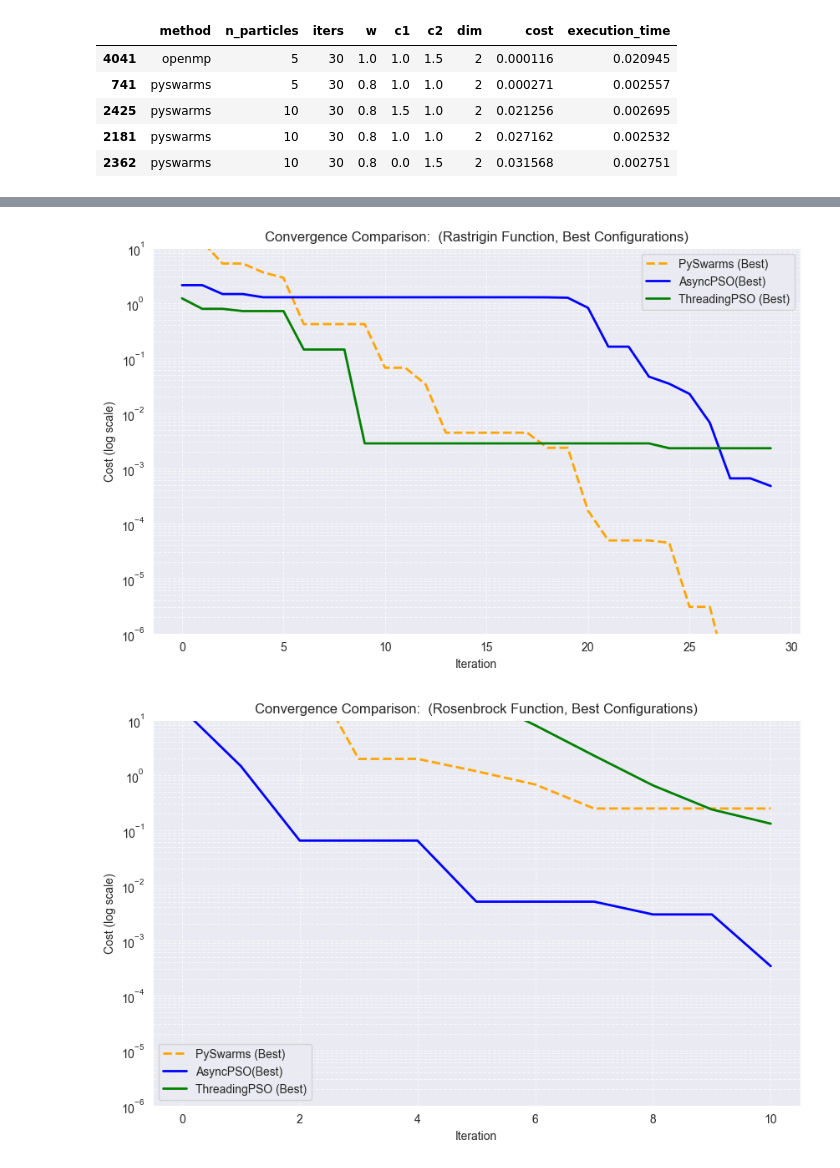
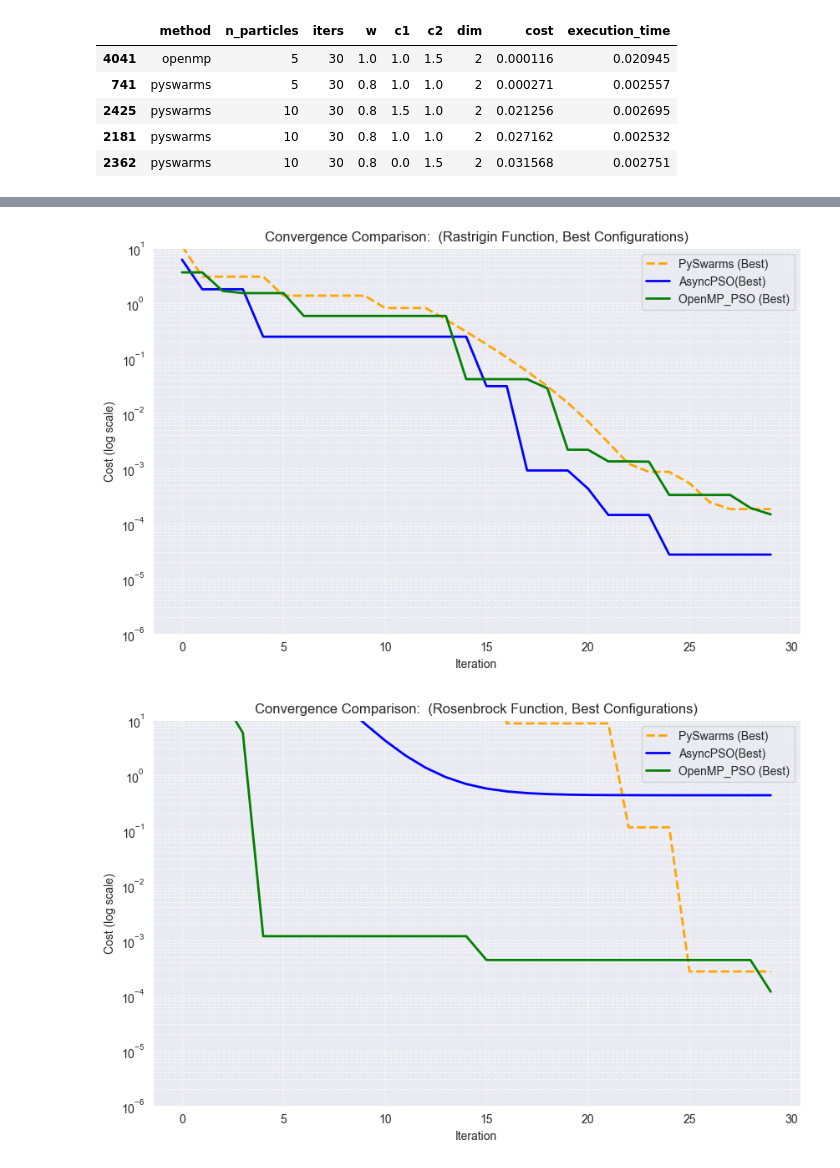
Before and after one commit to carroyo03/qpso, a Jupyter notebook: analysis/data.ipynb, the cells around one changed output, grey strips where cells are left out. Drawn from its saved outputs; the diff is of its cells as text; code cells hidden in the pictures.

```diff
--- a/analysis/data.ipynb
+++ b/analysis/data.ipynb
@@ -69,20 +67,20 @@ for func in functions:
     # Filter the DataFrame for the current function and get the best configurations
     func_df = df[df['function'] == func]
     best_async = func_df[func_df['method'] == 'async'].sort_values(by='cost').iloc[0]
-    best_threading = func_df[func_df['method'] == 'threading'].sort_values(by='cost').iloc[0]
     best_pyswarms = func_df[func_df['method'] == 'pyswarms'].sort_values(by='cost').iloc[0]
+    best_openmp = func_df[func_df['method'] == 'openmp'].sort_values(by='cost').iloc[0]
 
     # Set the cost history for both methods
-    min_length = min(len(best_async['cost_history']), len(best_threading['cost_history']),len(best_pyswarms['cost_history']))
+    min_length = min(len(best_async['cost_history']),len(best_pyswarms['cost_history']), len(best_openmp['cost_history']))
     my_async_history = best_async['cost_history'][:min_length]
-    my_threading_history = best_threading['cost_history'][:min_length]
+    my_openmp_history = best_openmp['cost_history'][:min_length]
     pyswarms_history = best_pyswarms['cost_history'][:min_length]
 
     # Plotting the convergence comparison
     plt.figure(figsize=(10, 6))
     plt.plot(pyswarms_history, label='PySwarms (Best)', linestyle='--', color='orange', linewidth=2)
     plt.plot(my_async_history, label='AsyncPSO(Best)', linestyle='-', color='blue', linewidth=2)
-    plt.plot(my_threading_history, label='ThreadingPSO (Best)', linestyle='-', color='green', linewidth=2)
+    plt.plot(my_openmp_history, label='OpenMP_PSO (Best)', linestyle='-', color='green', linewidth=2)
 
     plt.yscale('log')
     plt.ylim(1e-6, 10)
@@ -97,5 +95,5 @@ for func in functions:
-[figure, old version]
+[figure, new version]
-[figure, old version]
+[figure, new version]
 # %%
 import seaborn as sns
 # Boxplot for cost and execution time of the different methods (My PSO and PySwarms)
```
Also changed, not shown: parts of 3 cells of this notebook, 2 other files.
